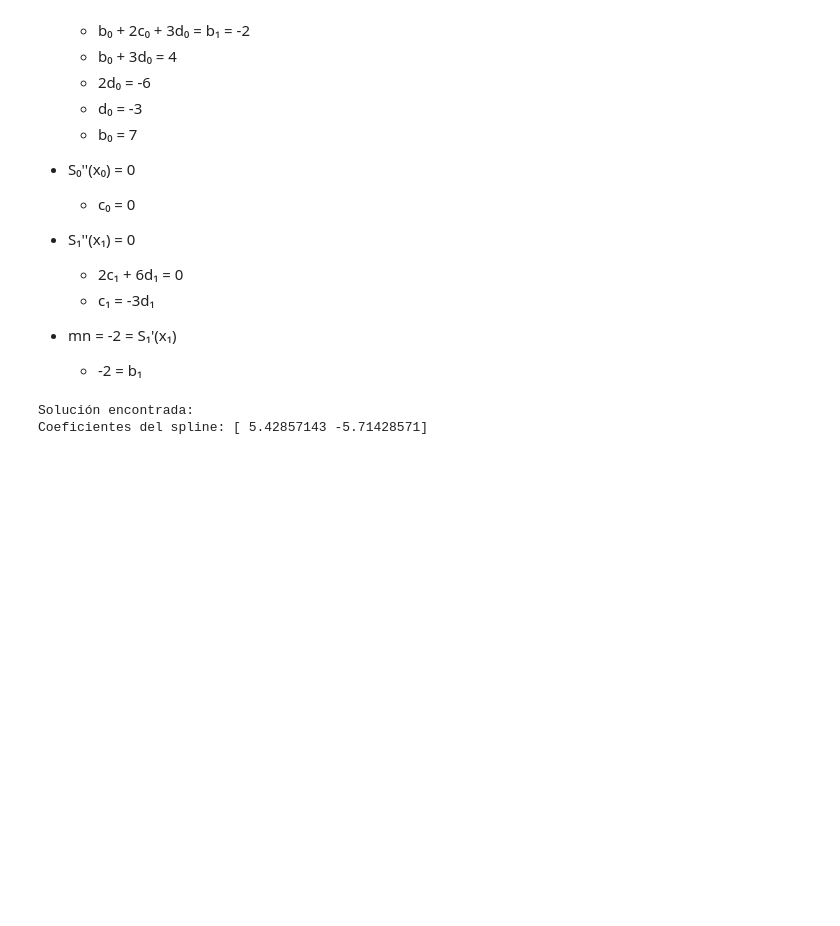
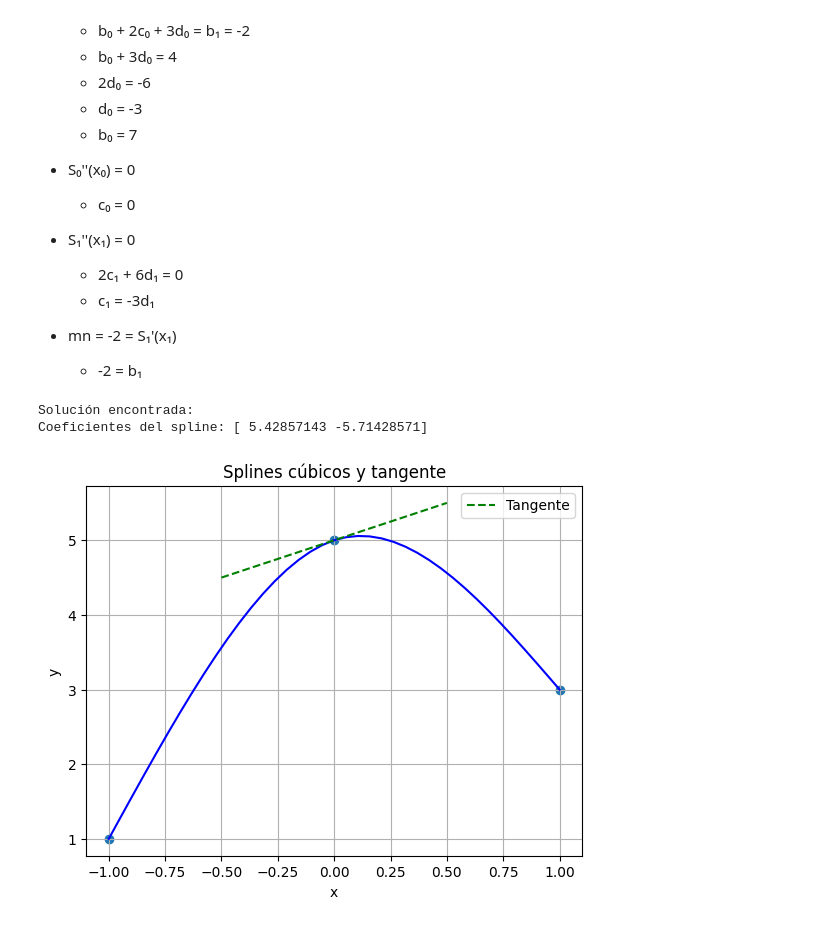
Before and after one commit to LuisALema/Metodos-Numericos-Reporsitorio, a Jupyter notebook: Examen Correccion/Correcion del Examen.ipynb, the cells around one changed output. Drawn from its saved outputs; the diff is of its cells as text; code cells hidden in the pictures; blank space fills up the shorter version.

```diff
--- a/Examen Correccion/Correcion del Examen.ipynb
+++ b/Examen Correccion/Correcion del Examen.ipynb
@@ -640,3 +650,41 @@ except np.linalg.LinAlgError:
 # %% [output]
 Solución encontrada:
 Coeficientes del spline: [ 5.42857143 -5.71428571]
+# %%
+import matplotlib.pyplot as plt
+import numpy as np
+
+def Spline(x, x_i, coef):
+    dx = x - x_i
+    return coef["a"] + coef["b"]*dx + coef["c"]*dx**2 + coef["d"]*dx**3
+
+def plot_tangente(x1, y1, m):
+    x = np.array([x1-0.5, x1+0.5])
+    y = m*(x - x1) + y1
+    plt.plot(x, y, '--g', label='Tangente')
+
+xs = [-1, 0, 1]
+ys = [1, 5, 3]
+
+s = [
+    {"a": 1, "b": 5.5, "c": 0, "d": -1.5},
+    {"a": 5, "b": 1, "c": -4.5, "d": 1.5},
+]
+
+for i, x_i in enumerate(xs[:-1]):
+    _x = np.linspace(x_i, xs[i + 1], 20)
+    _y = Spline(_x, x_i, s[i])
+    plt.plot(_x, _y, color="blue")
+
+
+plot_tangente(0, 5, 1)
+
+plt.scatter(xs, ys)
+plt.xlabel("x")
+plt.ylabel("y")
+plt.title("Splines cúbicos y tangente")
+plt.legend()
+plt.grid(True)
+plt.show()
+# %% [output]
+[figure, added]
```
Also changed, not shown: parts of 6 cells of this notebook.
